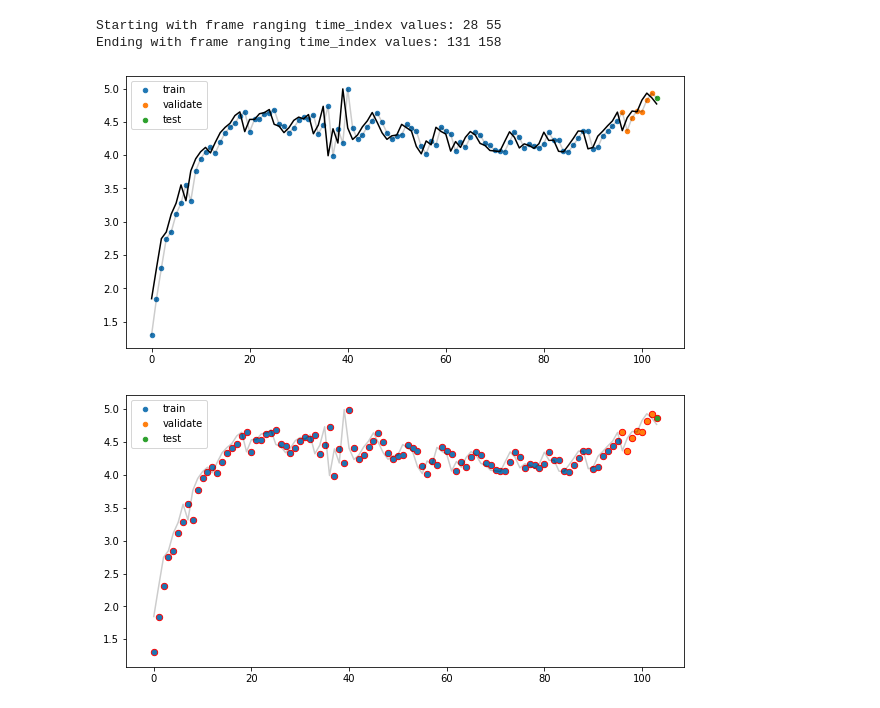
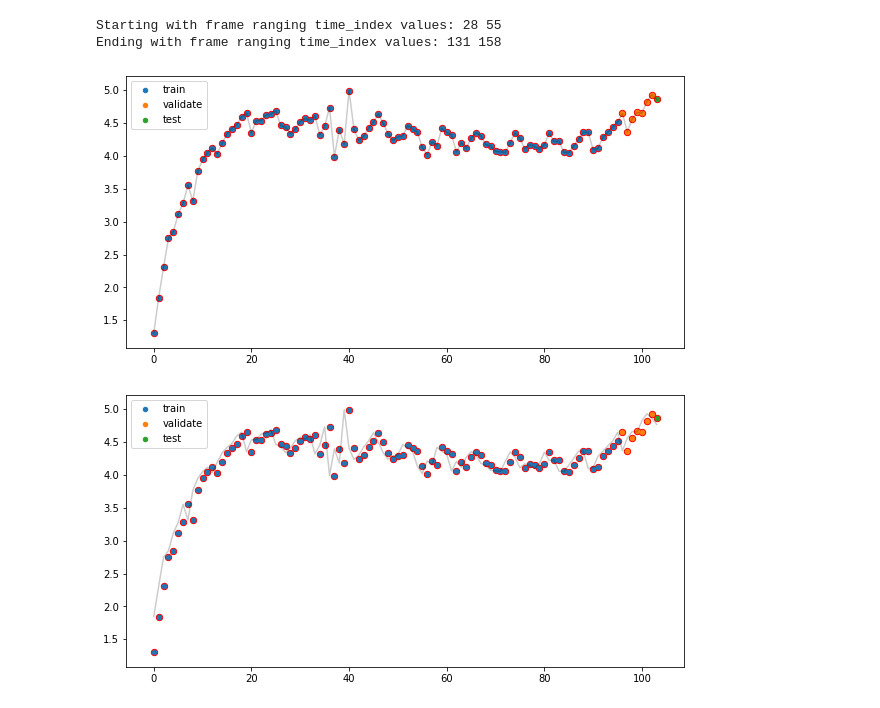
Before and after one commit to mgudorf/datsci, a Jupyter notebook: capstone2/COVID19_model_prototypes.ipynb, the cells around one changed output. Saved outputs shown, nothing was run; the diff lists cells and outputs as text; code cells hidden in the pictures.

```diff
--- a/capstone2/COVID19_model_prototypes.ipynb
+++ b/capstone2/COVID19_model_prototypes.ipynb
@@ -384,7 +386,7 @@ model_data =  model_data.apply(lambda x :np.log(x+1))
 new_cases_index = column_search(model_data,'new_cases_per_million',threshold='match', return_style='iloc')[0]
 model_data = model_data.iloc[:, new_cases_index].to_frame(); new_cases_index=0
 n_countries = data.location.nunique()
-target_data = model_data.new_cases_per_million
+target_data = data.new_cases_per_million
 # y_naive_copy = target_data.values.copy()
 
 # model_generator = Conv1D_model
@@ -407,20 +409,20 @@ Starting with frame ranging time_index values: 28 55
 Ending with frame ranging time_index values: 131 158
 # %%
 fig, ax = plt.subplots(1,1, figsize=(10,5))
-# ax.scatter(range(len(X)), X[:, 0, -1, new_cases_index], s=40, color='r')
+ax.scatter(range(len(X)), X[:, 0, -1, new_cases_index], s=40, color='r')
 ax.scatter(range(len(X_cnn_train)), X_cnn_train[:,0,-1,new_cases_index], s=20, label='train')
 ax.scatter(range(len(X_cnn_train), len(X_cnn_train)+len(X_cnn_validate)), X_cnn_validate[:,0,-1,new_cases_index], s=20, label='validate')
 ax.scatter(range(len(X_cnn_train)+len(X_cnn_validate), len(X)), X_cnn_test[:,0,-1,new_cases_index], s=20, label='test')
 ax.plot(np.log(data.new_cases_per_million.values[start_date-1:-1]+1), color='k', alpha=0.2)
-ax.plot(y, color='k')
+# ax.plot(y, color='k')
 plt.legend()
 _ = plt.show()
 
 # Rescale to 0.5 to 1 to account for new maximums. How does this even help?
 
 # Rescale to 0.5 to 1 to account for new maximums. How does this even help?
 # %% [output]
-[figure, old version]
+[figure, new version]
 # %%
 fig, ax = plt.subplots(1,1, figsize=(10,5))
 ax.scatter(range(len(X)), X[:, 0, -1, new_cases_index], s=40, color='r')
```
Also changed, not shown: parts of 37 cells of this notebook, 4 other files.
